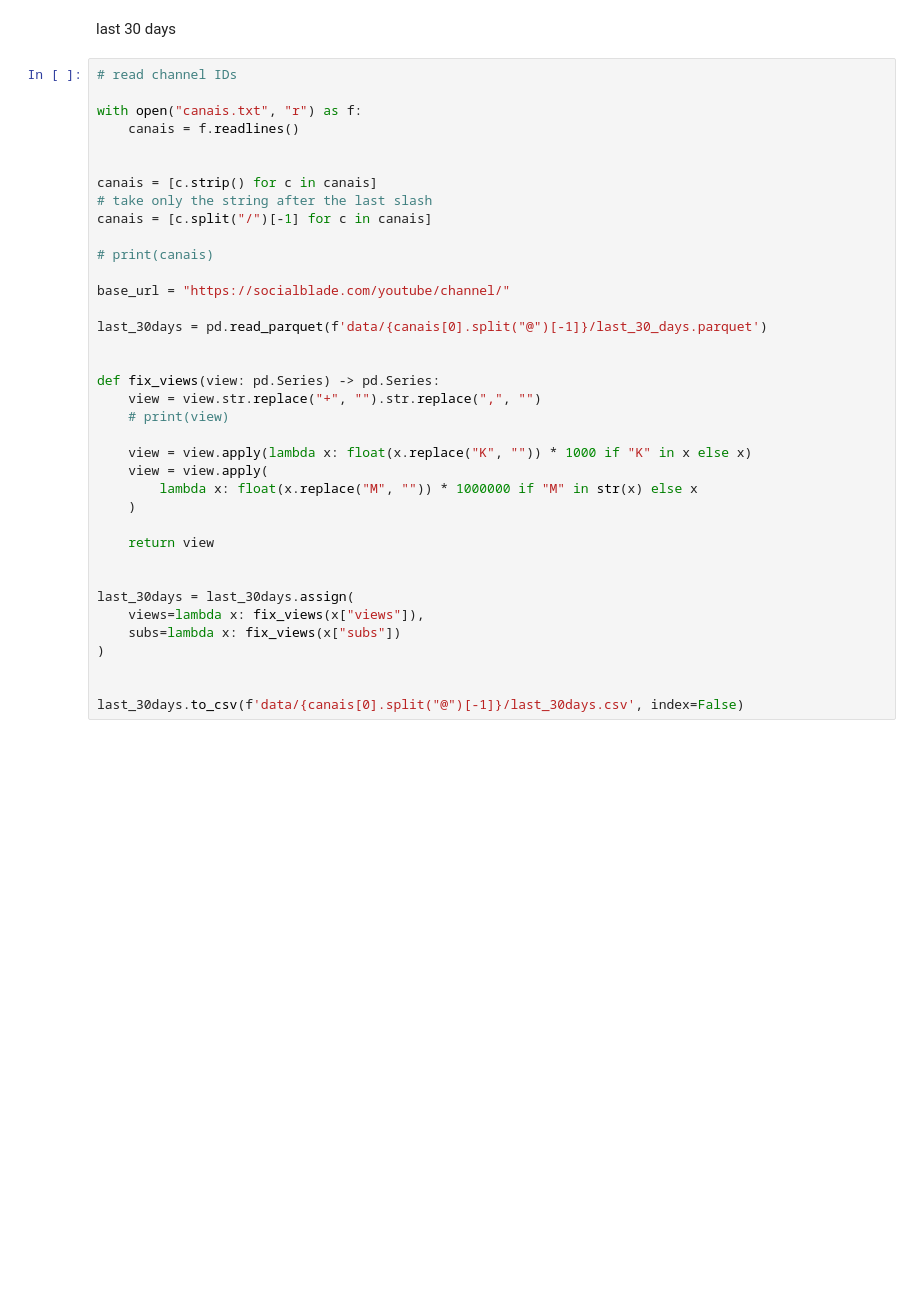
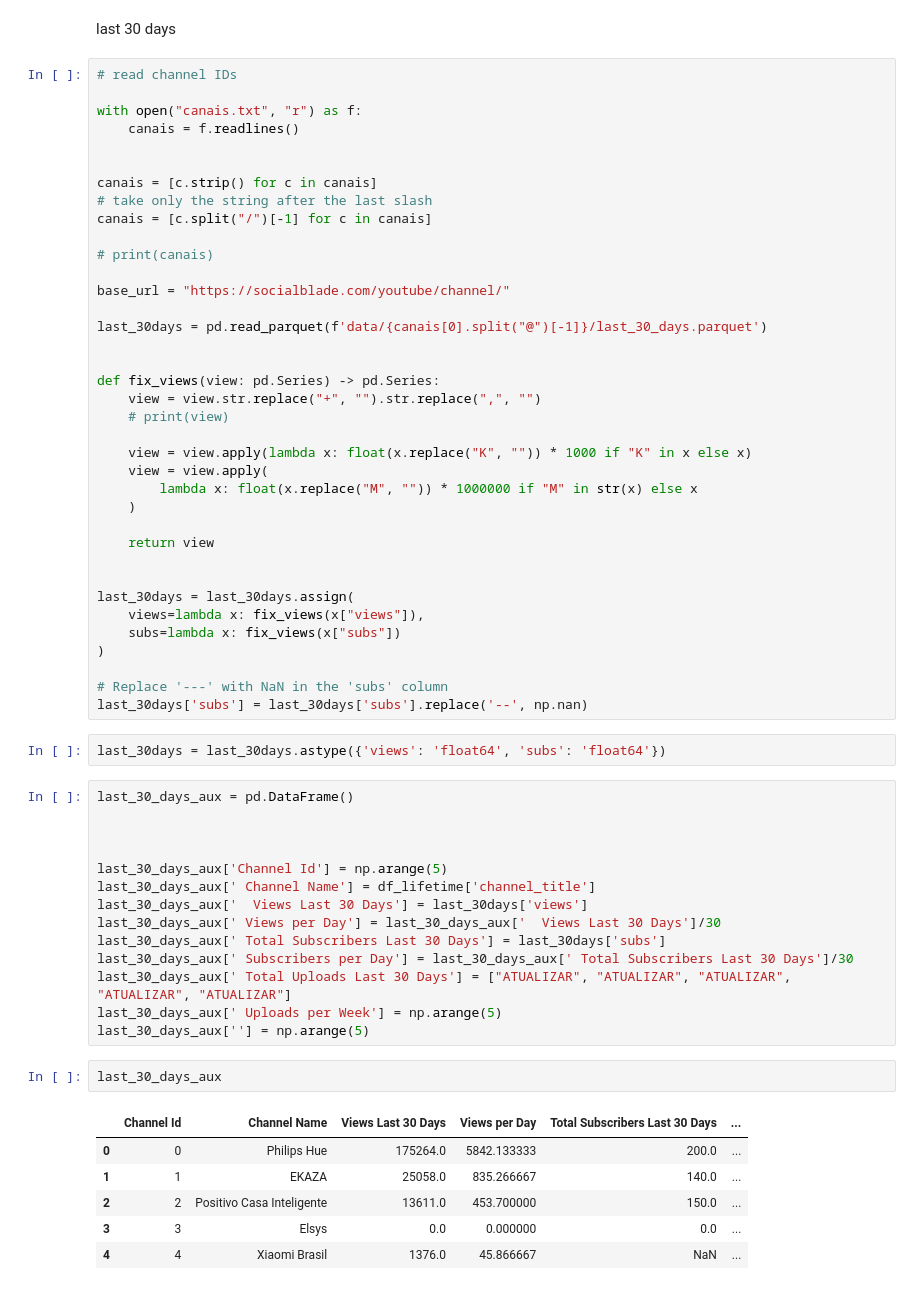
Before and after one commit to levyvix/youtube_scraper, a Jupyter notebook: transform.ipynb, the cells around one changed output. Cells and saved outputs as stored; diff of their text form; blank space fills up the shorter version.

```diff
--- a/transform.ipynb
+++ b/transform.ipynb
@@ -269,5 +418,30 @@ last_30days = last_30days.assign(
     subs=lambda x: fix_views(x["subs"])
 )
 
-
-last_30days.to_csv(f'data/{canais[0].split("@")[-1]}/last_30days.csv', index=False)
+# Replace '---' with NaN in the 'subs' column
+last_30days['subs'] = last_30days['subs'].replace('--', np.nan)
+# %%
+last_30days = last_30days.astype({'views': 'float64', 'subs': 'float64'})
+# %%
+last_30_days_aux = pd.DataFrame()
+
+
+
+last_30_days_aux['Channel Id'] = np.arange(5)
+last_30_days_aux[' Channel Name'] = df_lifetime['channel_title']
+last_30_days_aux['  Views Last 30 Days'] = last_30days['views']
+last_30_days_aux[' Views per Day'] = last_30_days_aux['  Views Last 30 Days']/30
+last_30_days_aux[' Total Subscribers Last 30 Days'] = last_30days['subs']
+last_30_days_aux[' Subscribers per Day'] = last_30_days_aux[' Total Subscribers Last 30 Days']/30
+last_30_days_aux[' Total Uploads Last 30 Days'] = ["ATUALIZAR", "ATUALIZAR", "ATUALIZAR", "ATUALIZAR", "ATUALIZAR"]
+last_30_days_aux[' Uploads per Week'] = np.arange(5)
+last_30_days_aux[''] = np.arange(5)
+# %%
+last_30_days_aux
+# %% [output]
+|  | Channel Id | Channel Name | Views Last 30 Days | Views per Day | Total Subscribers Last 30 Days | ... |
+| 0 | 0 | Philips Hue | 175264.0 | 5842.133333 | 200.0 | ... |
+| 1 | 1 | EKAZA | 25058.0 | 835.266667 | 140.0 | ... |
+| 2 | 2 | Positivo Casa Inteligente | 13611.0 | 453.700000 | 150.0 | ... |
+| 3 | 3 | Elsys | 0.0 | 0.000000 | 0.0 | ... |
+| 4 | 4 | Xiaomi Brasil | 1376.0 | 45.866667 | NaN | ... |
```
Also changed, not shown: parts of 19 cells of this notebook, 16 other files.
